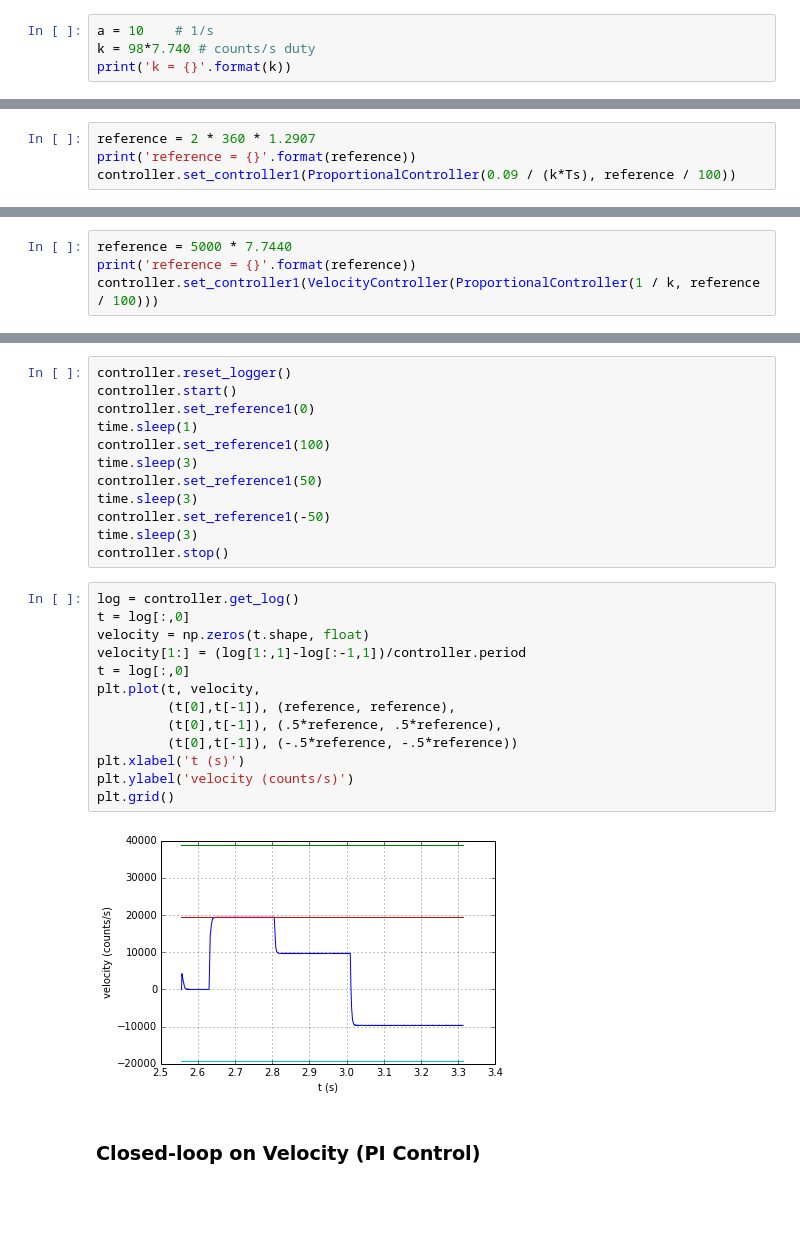
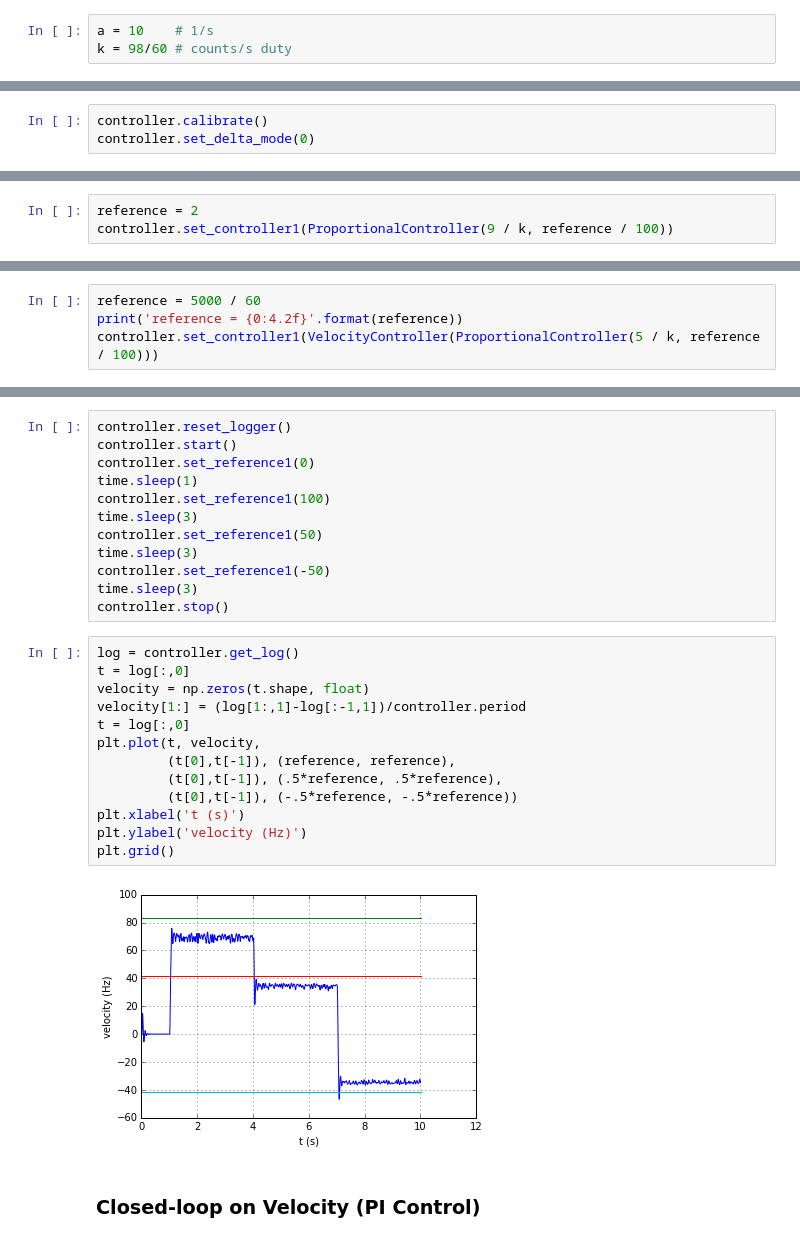
Before and after one commit to mcdeoliveira/pyctrl, a Jupyter notebook: notebook/SimulateController.ipynb, the cells around one changed output, grey strips where cells are left out. Drawn from its saved outputs; the diff is of its cells as text; blank space fills up the shorter version.

```diff
--- a/notebook/SimulateController.ipynb
+++ b/notebook/SimulateController.ipynb
@@ -43,4 +43,3 @@ Model parameters:
 # %%
 a = 10    # 1/s
-k = 98*7.740 # counts/s duty
-print('k = {}'.format(k))
+k = 98/60 # counts/s duty
@@ -78,3 +75,6 @@ num = [ 0.          0.36091361  0.36091361]
 den = [ 1.         -1.90483742  0.90483742]
 # %% [markdown]
 ## Open Loop
+# %%
+controller.calibrate()
+controller.set_delta_mode(0)
@@ -106,6 +112,5 @@ plt.grid()
 # %% [markdown]
 ## Closed-loop on Position (Proportional Control)
 # %%
-reference = 2 * 360 * 1.2907
-print('reference = {}'.format(reference))
-controller.set_controller1(ProportionalController(0.09 / (k*Ts), reference / 100))
+reference = 2
+controller.set_controller1(ProportionalController(9 / k, reference / 100))
@@ -138,7 +141,7 @@ plt.grid()
 # %% [markdown]
 ## Closed-loop on Velocity (Proportional Control)
 # %%
-reference = 5000 * 7.7440
-print('reference = {}'.format(reference))
-controller.set_controller1(VelocityController(ProportionalController(1 / k, reference / 100)))
+reference = 5000 / 60
+print('reference = {0:4.2f}'.format(reference))
+controller.set_controller1(VelocityController(ProportionalController(5 / k, reference / 100)))
 # %% [output]
@@ -158,18 +161,18 @@ controller.stop()
 # %%
 log = controller.get_log()
 t = log[:,0]
 velocity = np.zeros(t.shape, float)
 velocity[1:] = (log[1:,1]-log[:-1,1])/controller.period
 t = log[:,0]
 plt.plot(t, velocity,
          (t[0],t[-1]), (reference, reference),
          (t[0],t[-1]), (.5*reference, .5*reference),
          (t[0],t[-1]), (-.5*reference, -.5*reference))
 plt.xlabel('t (s)')
-plt.ylabel('velocity (counts/s)')
+plt.ylabel('velocity (Hz)')
 plt.grid()
 # %% [output]
-[figure, old version]
+[figure, new version]
 # %% [markdown]
 ### Closed-loop on Velocity (PI Control)
 # %%
```
Also changed, not shown: parts of 12 cells of this notebook, 2 other files.
